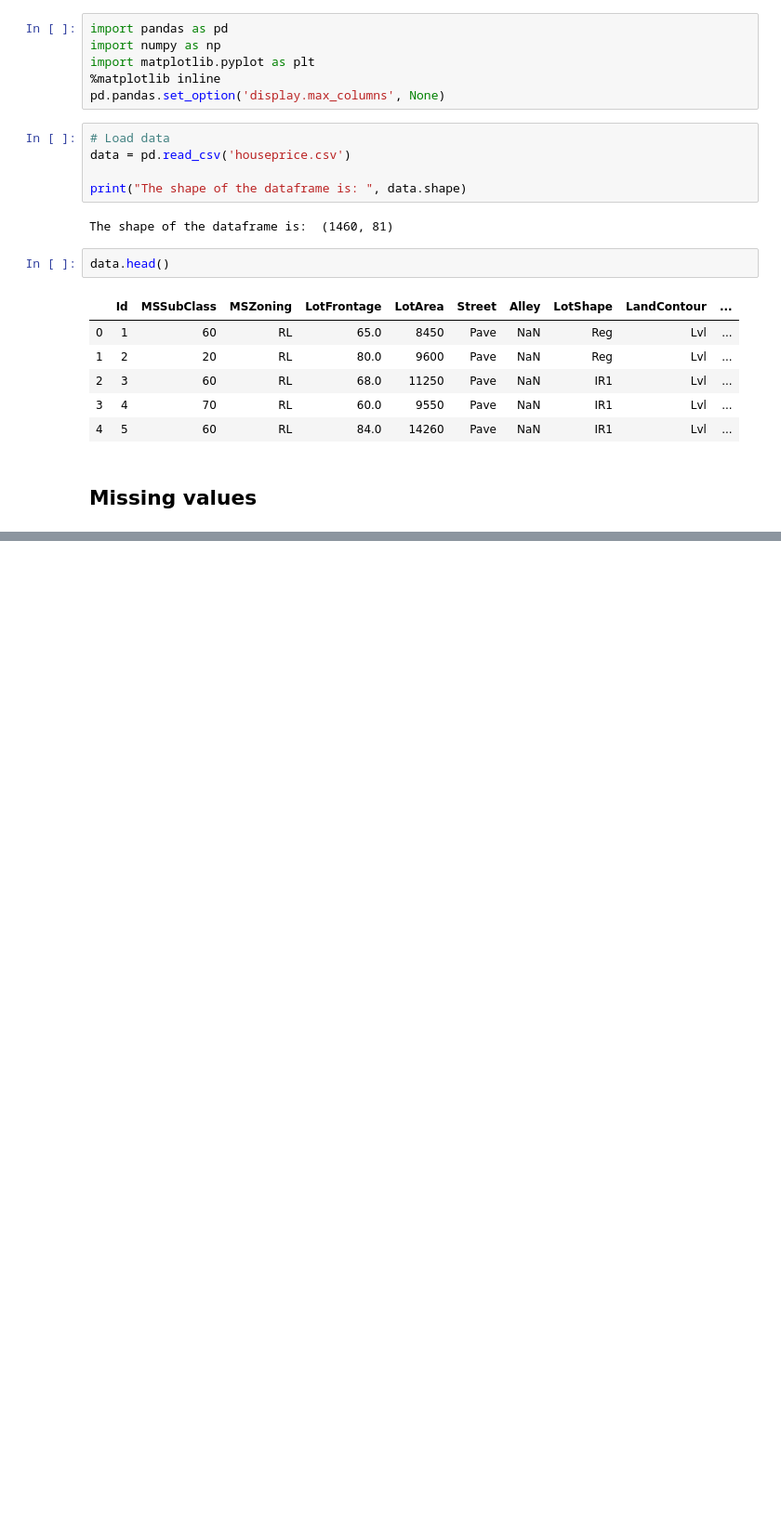
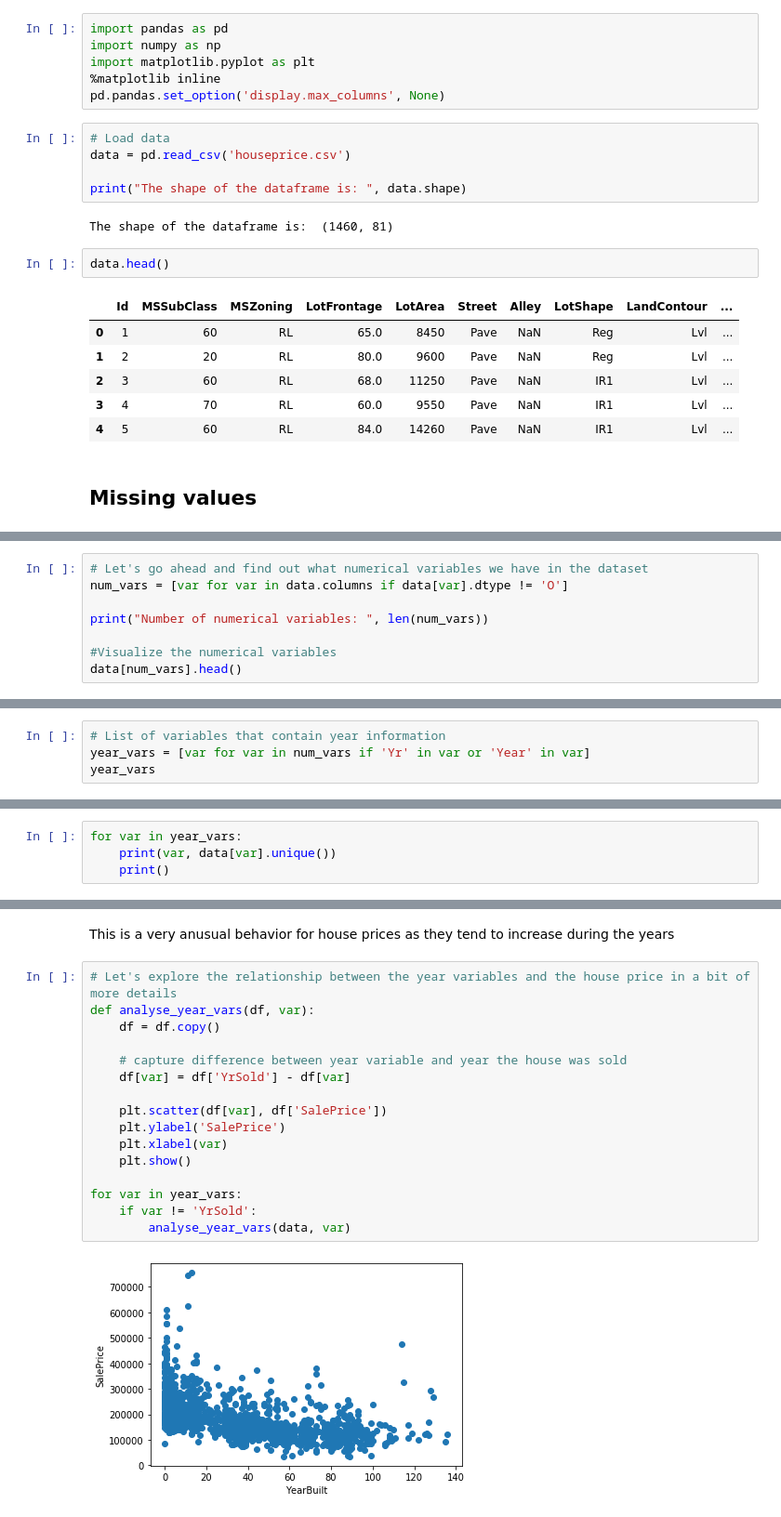
Before and after one commit to robertoterceros/Deployment-of-machine-learning-models, a Jupyter notebook: Data Analysis - Houses prices Kaggle.ipynb, the cells around one changed output, grey strips where cells are left out. Shown: that part at 93% size. Drawn from its saved outputs; the diff is of its cells as text; blank space fills up the shorter version.

```diff
--- a/Data Analysis - Houses prices Kaggle.ipynb
+++ b/Data Analysis - Houses prices Kaggle.ipynb
@@ -30,0 +81,8 @@ for var in vars_with_na:
+# %%
+# Let's go ahead and find out what numerical variables we have in the dataset
+num_vars = [var for var in data.columns if data[var].dtype != 'O']
+
+print("Number of numerical variables: ", len(num_vars))
+
+#Visualize the numerical variables
+data[num_vars].head()
@@ -30,0 +99,4 @@ for var in vars_with_na:
+# %%
+# List of variables that contain year information
+year_vars = [var for var in num_vars if 'Yr' in var or 'Year' in var]
+year_vars
@@ -30,0 +105,4 @@ for var in vars_with_na:
+# %%
+for var in year_vars:
+    print(var, data[var].unique())
+    print()
@@ -30,0 +134,20 @@ for var in vars_with_na:
+# %% [markdown]
+This is a very anusual behavior for house prices as they tend to increase during the years
+# %%
+# Let's explore the relationship between the year variables and the house price in a bit of more details
+def analyse_year_vars(df, var):
+    df = df.copy()
+
+    # capture difference between year variable and year the house was sold
+    df[var] = df['YrSold'] - df[var]
+
+    plt.scatter(df[var], df['SalePrice'])
+    plt.ylabel('SalePrice')
+    plt.xlabel(var)
+    plt.show()
+
+for var in year_vars:
+    if var != 'YrSold':
+        analyse_year_vars(data, var)
+# %% [output]
+[figure, added]
```
Also changed, not shown: parts of 44 cells of this notebook.
